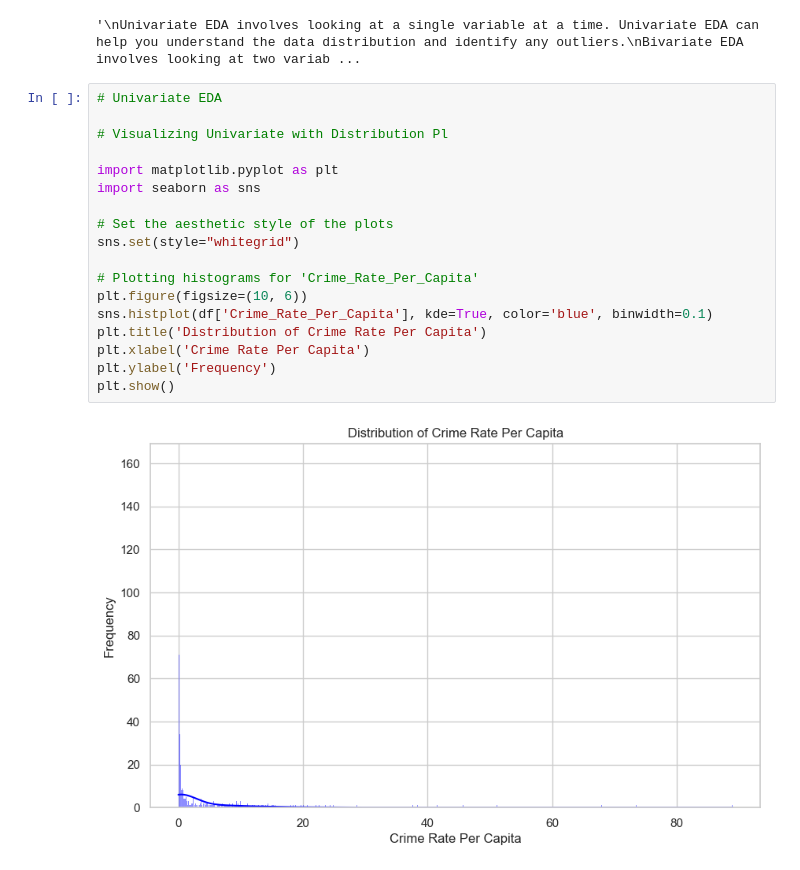
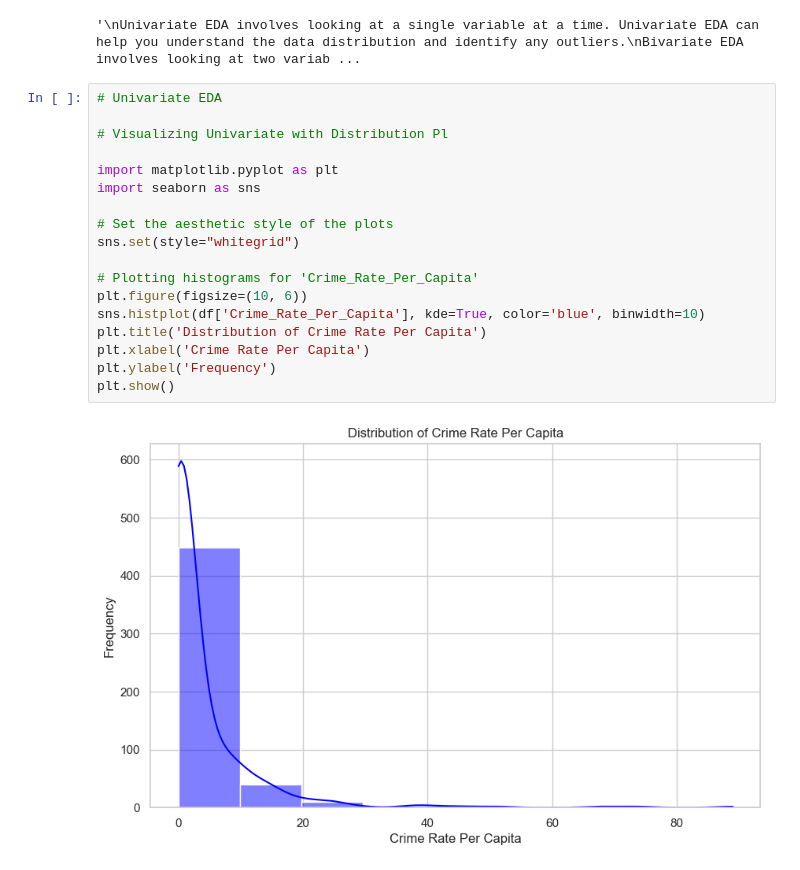
Before and after one commit to Sathvik-Chowdary-Veerapaneni/Boston_House_Pricing, a Jupyter notebook: code.ipynb, the cells around one changed output. Cells and saved outputs as stored; diff of their text form.

```diff
--- a/code.ipynb
+++ b/code.ipynb
@@ -229,20 +237,20 @@ Multivariate EDA involves looking at three or more variables at a time. Multivar
 # %%
 # Univariate EDA
 
 # Visualizing Univariate with Distribution Pl
 
 import matplotlib.pyplot as plt
 import seaborn as sns
 
 # Set the aesthetic style of the plots
 sns.set(style="whitegrid")
 
 # Plotting histograms for 'Crime_Rate_Per_Capita'
 plt.figure(figsize=(10, 6))
-sns.histplot(df['Crime_Rate_Per_Capita'], kde=True, color='blue', binwidth=0.1)
+sns.histplot(df['Crime_Rate_Per_Capita'], kde=True, color='blue', binwidth=10)
 plt.title('Distribution of Crime Rate Per Capita')
 plt.xlabel('Crime Rate Per Capita')
 plt.ylabel('Frequency')
 plt.show()
 # %% [output]
-[figure, old version]
+[figure, new version]
```
Also changed, not shown: parts of 2 cells of this notebook.
